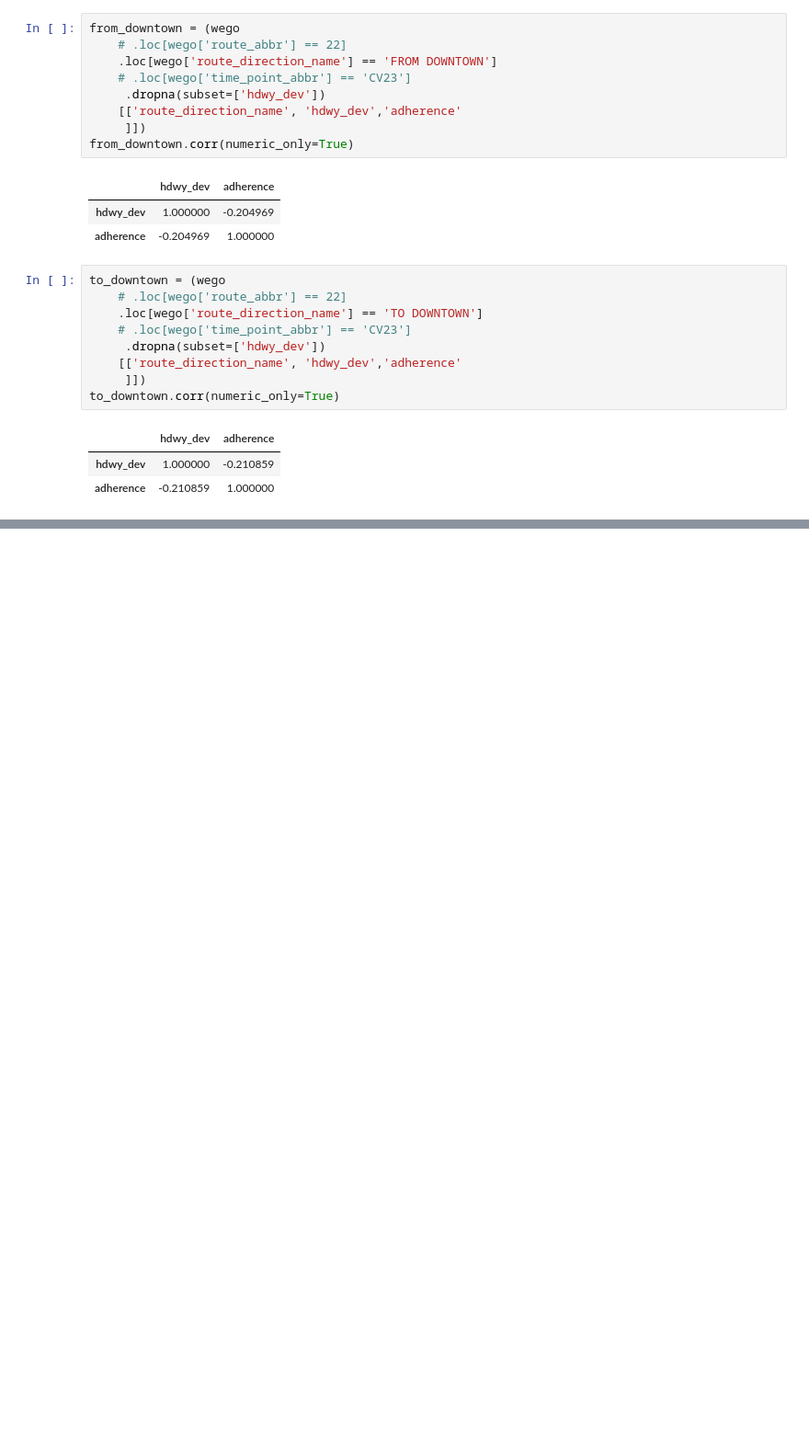
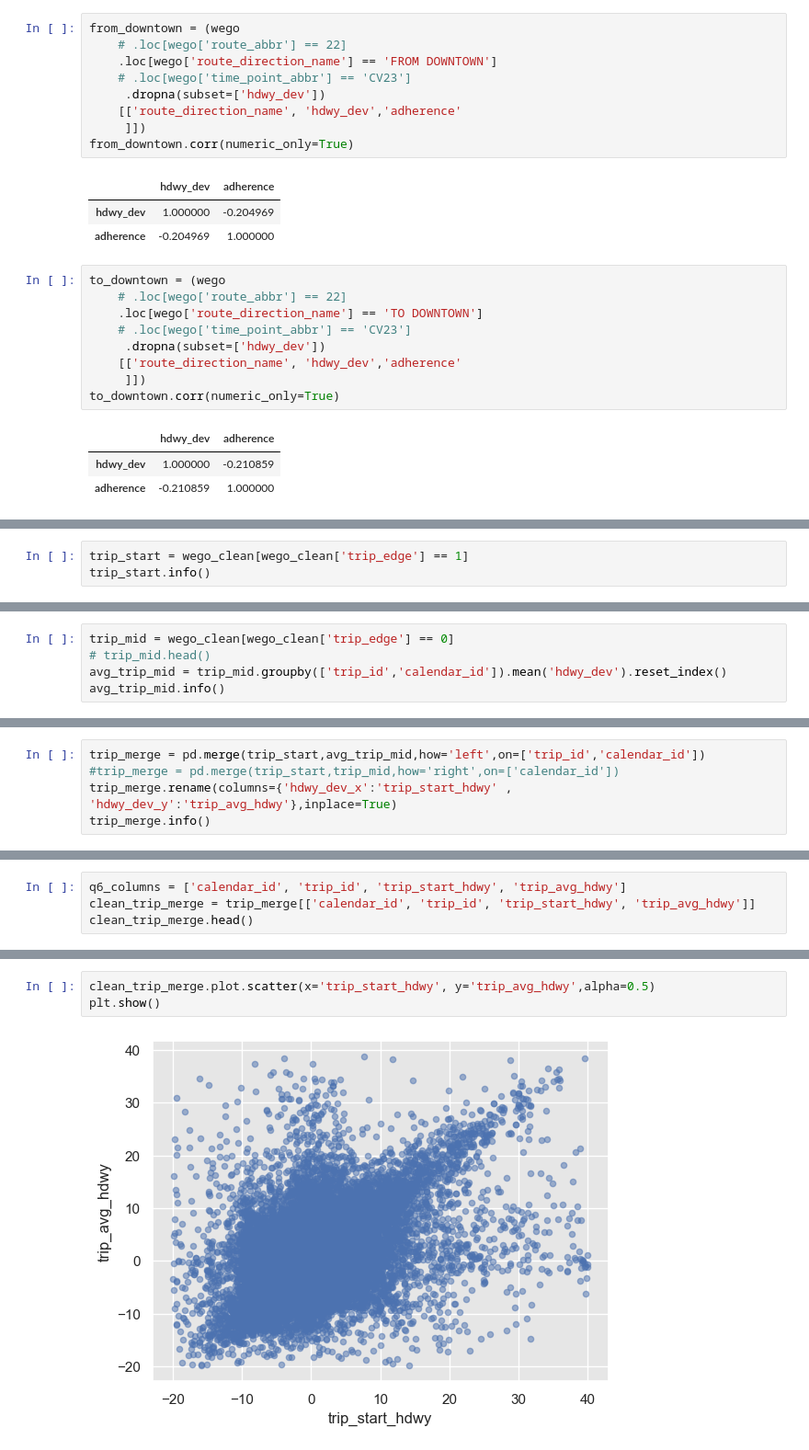
Before and after one commit to NSS-Data-Analytics-Cohort-12/wego-python-da12-python-spice-lattes, a Jupyter notebook: notebooks/WeGo.ipynb, the cells around one changed output, grey strips where cells are left out. Shown at 92% size. Saved outputs shown, nothing was run; the diff lists cells and outputs as text; blank space fills up the shorter version.

```diff
--- a/notebooks/WeGo.ipynb
+++ b/notebooks/WeGo.ipynb
@@ -417,0 +429,3 @@ to_downtown.corr(numeric_only=True)
+# %%
+trip_start = wego_clean[wego_clean['trip_edge'] == 1]
+trip_start.info()
@@ -417,0 +450,5 @@ to_downtown.corr(numeric_only=True)
+# %%
+trip_mid = wego_clean[wego_clean['trip_edge'] == 0]
+# trip_mid.head()
+avg_trip_mid = trip_mid.groupby(['trip_id','calendar_id']).mean('hdwy_dev').reset_index()
+avg_trip_mid.info()
@@ -417,0 +473,5 @@ to_downtown.corr(numeric_only=True)
+# %%
+trip_merge = pd.merge(trip_start,avg_trip_mid,how='left',on=['trip_id','calendar_id'])
+#trip_merge = pd.merge(trip_start,trip_mid,how='right',on=['calendar_id'])
+trip_merge.rename(columns={'hdwy_dev_x':'trip_start_hdwy' , 'hdwy_dev_y':'trip_avg_hdwy'},inplace=True)
+trip_merge.info()
@@ -417,0 +496,4 @@ to_downtown.corr(numeric_only=True)
+# %%
+q6_columns = ['calendar_id', 'trip_id', 'trip_start_hdwy', 'trip_avg_hdwy']
+clean_trip_merge = trip_merge[['calendar_id', 'trip_id', 'trip_start_hdwy', 'trip_avg_hdwy']]
+clean_trip_merge.head()
@@ -417,0 +507,5 @@ to_downtown.corr(numeric_only=True)
+# %%
+clean_trip_merge.plot.scatter(x='trip_start_hdwy', y='trip_avg_hdwy',alpha=0.5)
+plt.show()
+# %% [output]
+[figure, added]
```
Also changed, not shown: parts of 8 cells of this notebook, 1 other file.
